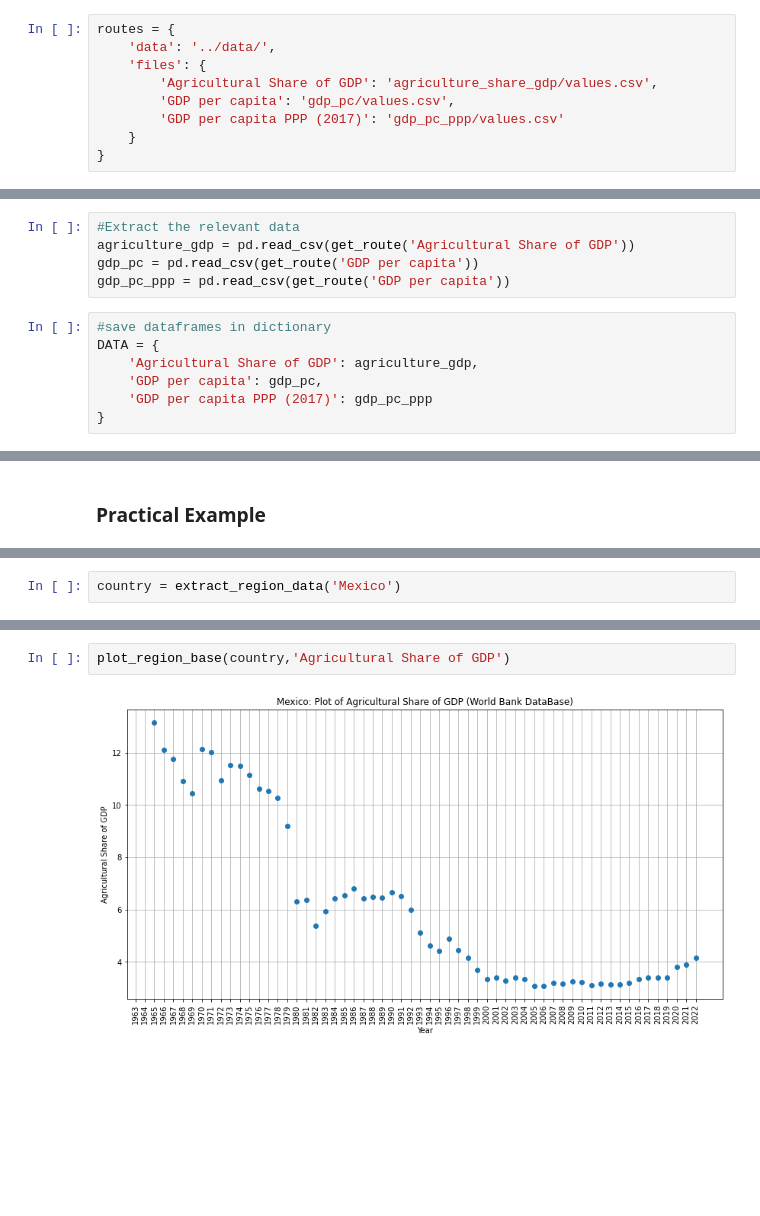
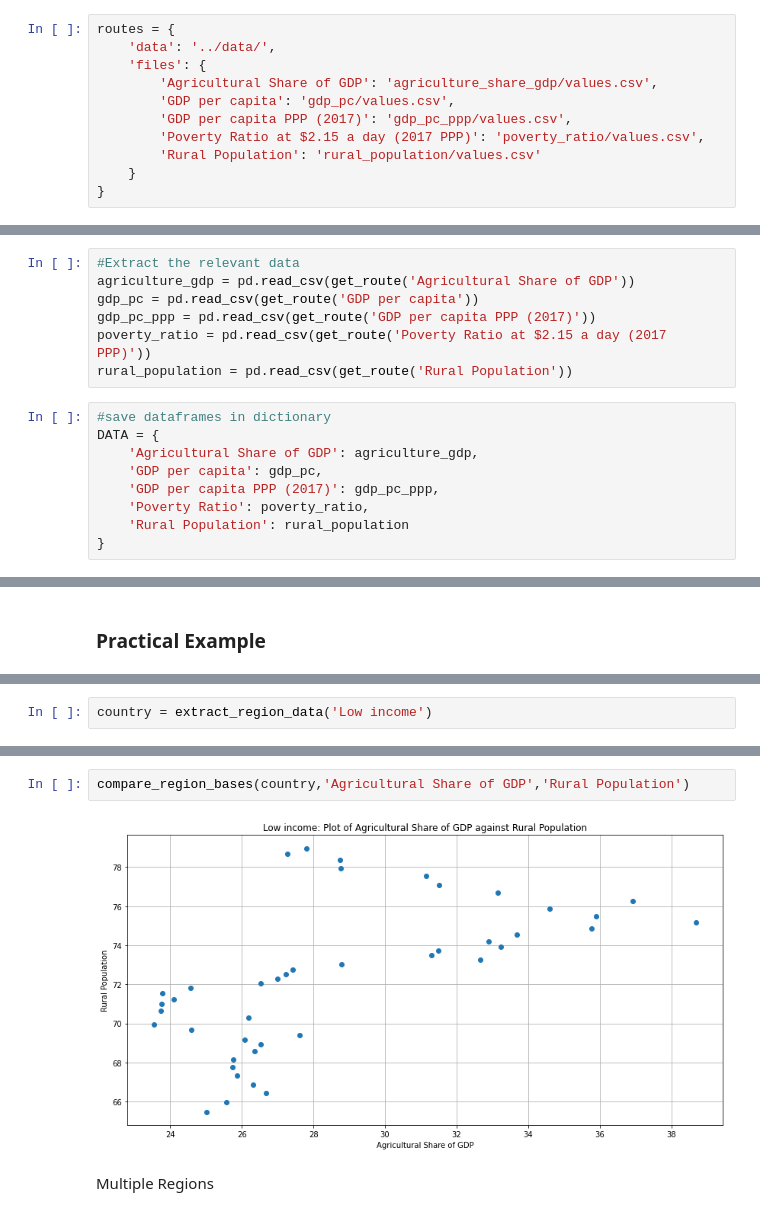
Before and after one commit to blankhall98/Agriculture-and-Development, a Jupyter notebook: scripts/Data Reading and Analysis.ipynb, the cells around one changed output, grey strips where cells are left out. Drawn from its saved outputs; the diff is of its cells as text; blank space fills up the shorter version.

Commit message:
new bases

```diff
--- a/scripts/Data Reading and Analysis.ipynb
+++ b/scripts/Data Reading and Analysis.ipynb
@@ -14,7 +14,9 @@ routes = {
     'files': {
         'Agricultural Share of GDP': 'agriculture_share_gdp/values.csv',
         'GDP per capita': 'gdp_pc/values.csv',
-        'GDP per capita PPP (2017)': 'gdp_pc_ppp/values.csv'
+        'GDP per capita PPP (2017)': 'gdp_pc_ppp/values.csv',
+        'Poverty Ratio at $2.15 a day (2017 PPP)': 'poverty_ratio/values.csv',
+        'Rural Population': 'rural_population/values.csv'
     }
 }
 # %%
@@ -42,13 +52,17 @@ Source: https://data.worldbank.org/indicator/NY.GDP.PCAP.PP.KD
 #Extract the relevant data
 agriculture_gdp = pd.read_csv(get_route('Agricultural Share of GDP'))
 gdp_pc = pd.read_csv(get_route('GDP per capita'))
-gdp_pc_ppp = pd.read_csv(get_route('GDP per capita'))
+gdp_pc_ppp = pd.read_csv(get_route('GDP per capita PPP (2017)'))
+poverty_ratio = pd.read_csv(get_route('Poverty Ratio at $2.15 a day (2017 PPP)'))
+rural_population = pd.read_csv(get_route('Rural Population'))
 # %%
 #save dataframes in dictionary
 DATA = {
     'Agricultural Share of GDP': agriculture_gdp,
     'GDP per capita': gdp_pc,
-    'GDP per capita PPP (2017)': gdp_pc_ppp
+    'GDP per capita PPP (2017)': gdp_pc_ppp,
+    'Poverty Ratio': poverty_ratio,
+    'Rural Population': rural_population
 }
 # %%
 #In bases from the WORLD BANK, this columns are the ones not containing year information
@@ -100,2 +144,2 @@ def compare_region_bases(region,base1,base2):
 # %%
-country = extract_region_data('Mexico')
+country = extract_region_data('Low income')
@@ -102,4 +150,6 @@ country = extract_region_data('Mexico')
 # %%
-plot_region_base(country,'Agricultural Share of GDP')
+compare_region_bases(country,'Agricultural Share of GDP','Rural Population')
 # %% [output]
-[figure, old version]
+[figure, new version]
+# %% [markdown]
+Multiple Regions
```
Also changed, not shown: parts of 11 cells of this notebook, 3 other files.
